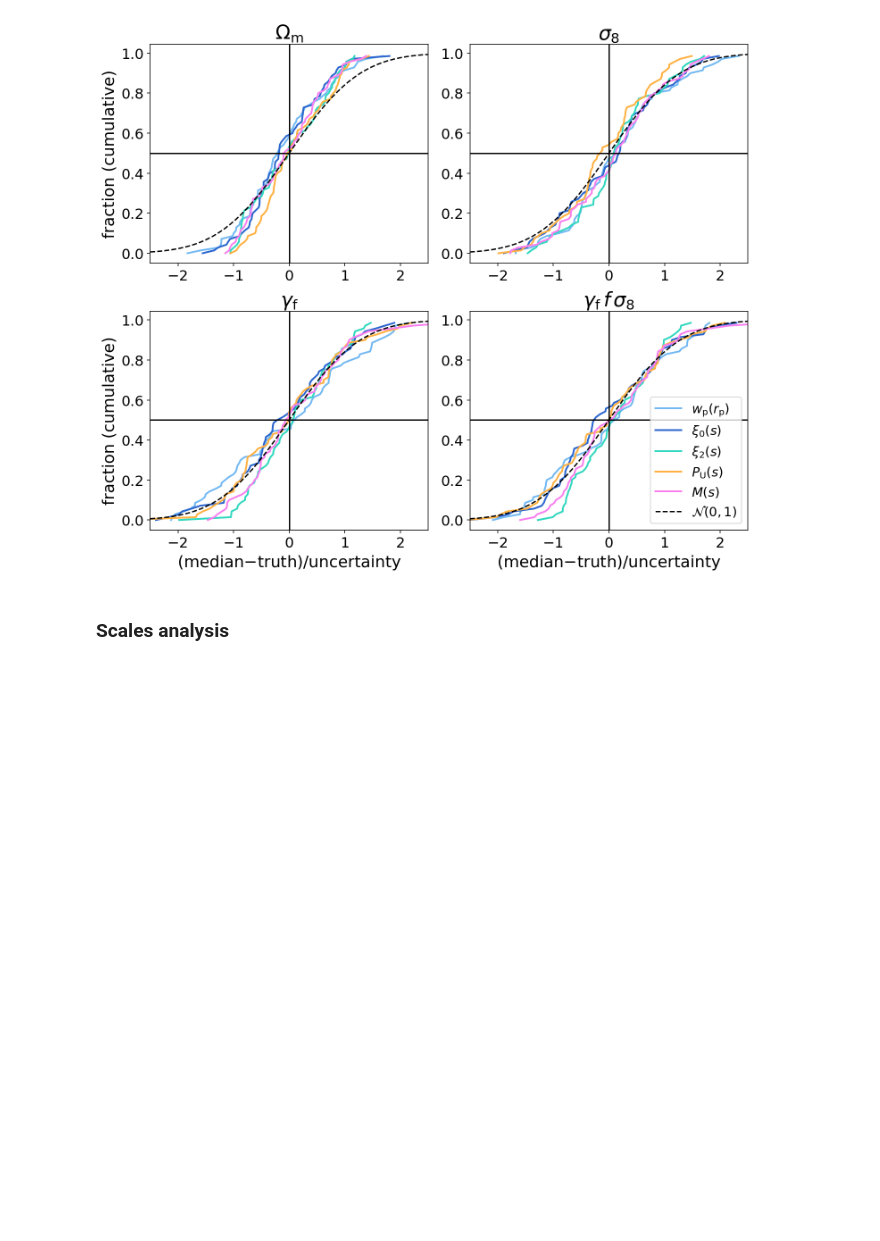
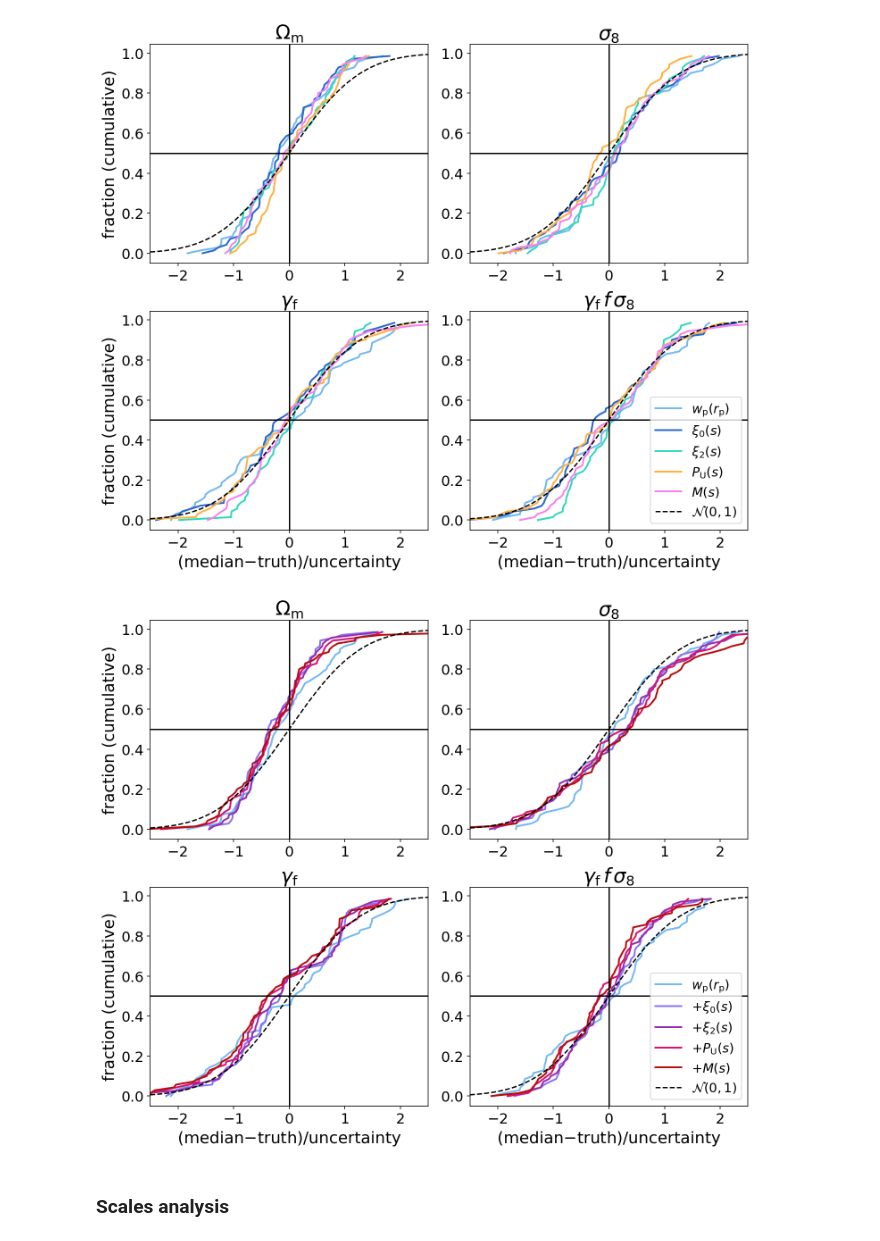
Before and after one commit to kstoreyf/aemulator, a Jupyter notebook: notebooks/2023-06-21_aemulus_paper_figures_fmaxmocks.ipynb, the cells around one changed output. Cells and saved outputs as stored; diff of their text form; code cells hidden in the pictures; blank space fills up the shorter version.

```diff
--- a/notebooks/2023-06-21_aemulus_paper_figures_fmaxmocks.ipynb
+++ b/notebooks/2023-06-21_aemulus_paper_figures_fmaxmocks.ipynb
@@ -281,9 +295,11 @@ plt.savefig(f'{plot_dir}/cdf_single.pdf', bbox_inches='tight')
 # %% [output]
 [figure]
 # %%
-# plotter.plot_cumulative_dist_figure(results_dict_addin_full, params_keydeliverable, stat_strs_addin_full, id_pairs,
-#                                     labels_addin, colors_addin, divide_by_error=True)
-# plt.savefig(f'{plot_dir}/cdf_addin.pdf', bbox_inches='tight')
+plotter.plot_cumulative_dist_figure(results_dict_addin_full, params_keydeliverable, stat_strs_addin_full, id_pairs,
+                                    labels_addin, colors_addin, divide_by_error=True)
+plt.savefig(f'{plot_dir}/cdf_addin.pdf', bbox_inches='tight')
+# %% [output]
+[figure, added]
 # %%
 plotter.plot_cumulative_dist_figure(results_dict_wpmaxscale6, params_keydeliverable, stat_strs_addin_full, id_pairs,
                                     labels_addin, colors_addin, divide_by_error=True)
```
Also changed, not shown: parts of 3 cells of this notebook, 15 other files.
